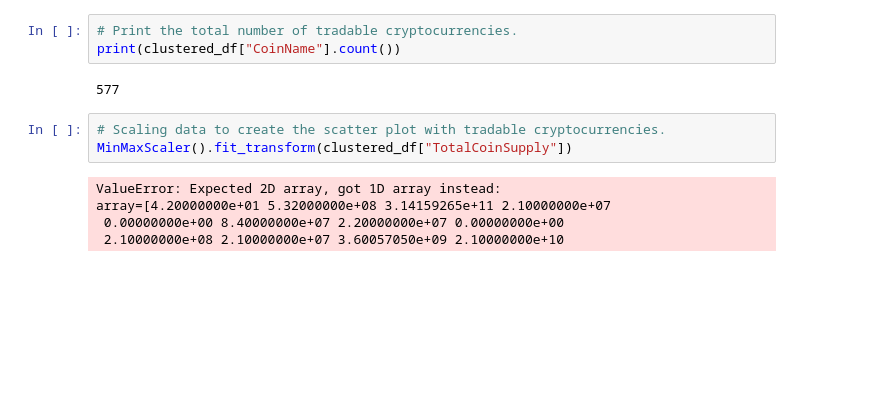
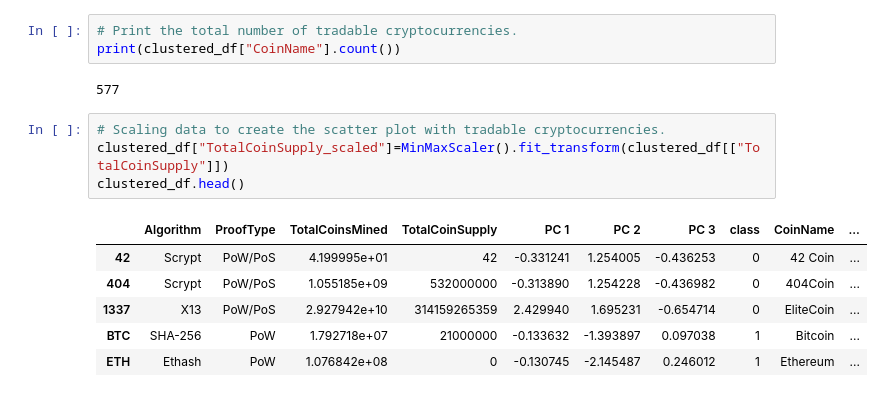
Before and after one commit to daappadurai/Unsupervised_ML_Challenge, a Jupyter notebook: crypto_clustering_starter_code.ipynb, the cells around one changed output. Saved outputs shown, nothing was run; the diff lists cells and outputs as text; blank space fills up the shorter version.

```diff
--- a/crypto_clustering_starter_code.ipynb
+++ b/crypto_clustering_starter_code.ipynb
@@ -369,9 +381,12 @@ print(clustered_df["CoinName"].count())
 577
 # %%
 # Scaling data to create the scatter plot with tradable cryptocurrencies.
-MinMaxScaler().fit_transform(clustered_df["TotalCoinSupply"])
+clustered_df["TotalCoinSupply_scaled"]=MinMaxScaler().fit_transform(clustered_df[["TotalCoinSupply"]])
+clustered_df.head()
 # %% [output]
-ValueError: Expected 2D array, got 1D array instead:
-array=[4.20000000e+01 5.32000000e+08 3.14159265e+11 2.10000000e+07
- 0.00000000e+00 8.40000000e+07 2.20000000e+07 0.00000000e+00
- 2.10000000e+08 2.10000000e+07 3.60057050e+09 2.10000000e+10
+|  | Algorithm | ProofType | TotalCoinsMined | TotalCoinSupply | PC 1 | PC 2 | PC 3 | class | CoinName | ... |
+| 42 | Scrypt | PoW/PoS | 4.199995e+01 | 42 | -0.331241 | 1.254005 | -0.436253 | 0 | 42 Coin | ... |
+| 404 | Scrypt | PoW/PoS | 1.055185e+09 | 532000000 | -0.313890 | 1.254228 | -0.436982 | 0 | 404Coin | ... |
+| 1337 | X13 | PoW/PoS | 2.927942e+10 | 314159265359 | 2.429940 | 1.695231 | -0.654714 | 0 | EliteCoin | ... |
+| BTC | SHA-256 | PoW | 1.792718e+07 | 21000000 | -0.133632 | -1.393897 | 0.097038 | 1 | Bitcoin | ... |
+| ETH | Ethash | PoW | 1.076842e+08 | 0 | -0.130745 | -2.145487 | 0.246012 | 1 | Ethereum | ... |
```
Also changed, not shown: parts of 18 cells of this notebook, 1 other file.
